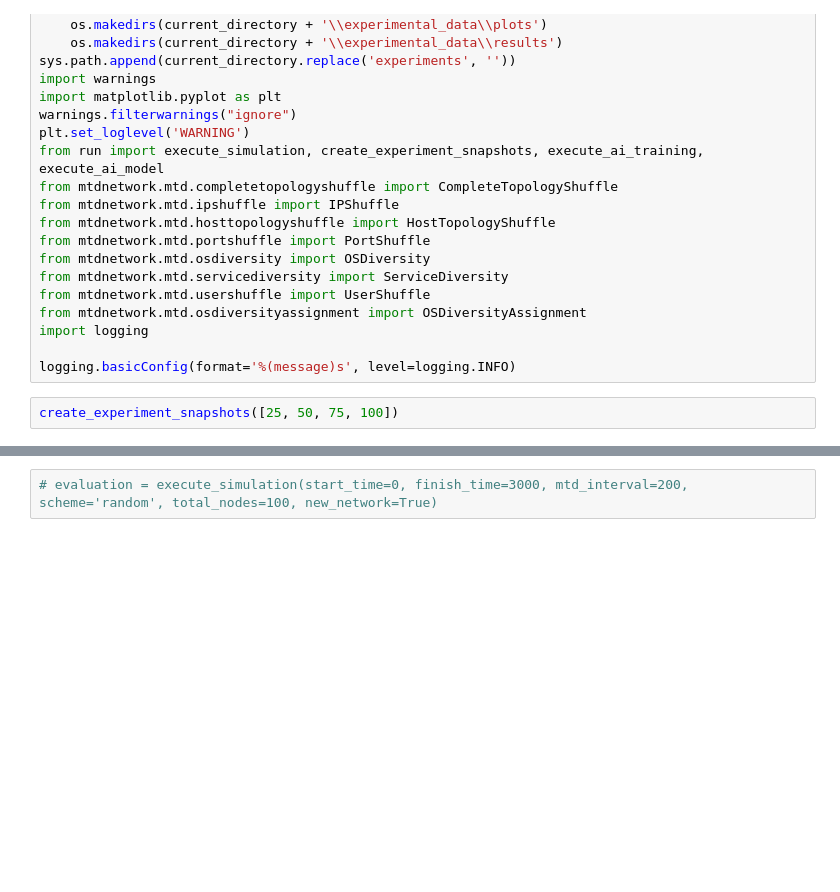
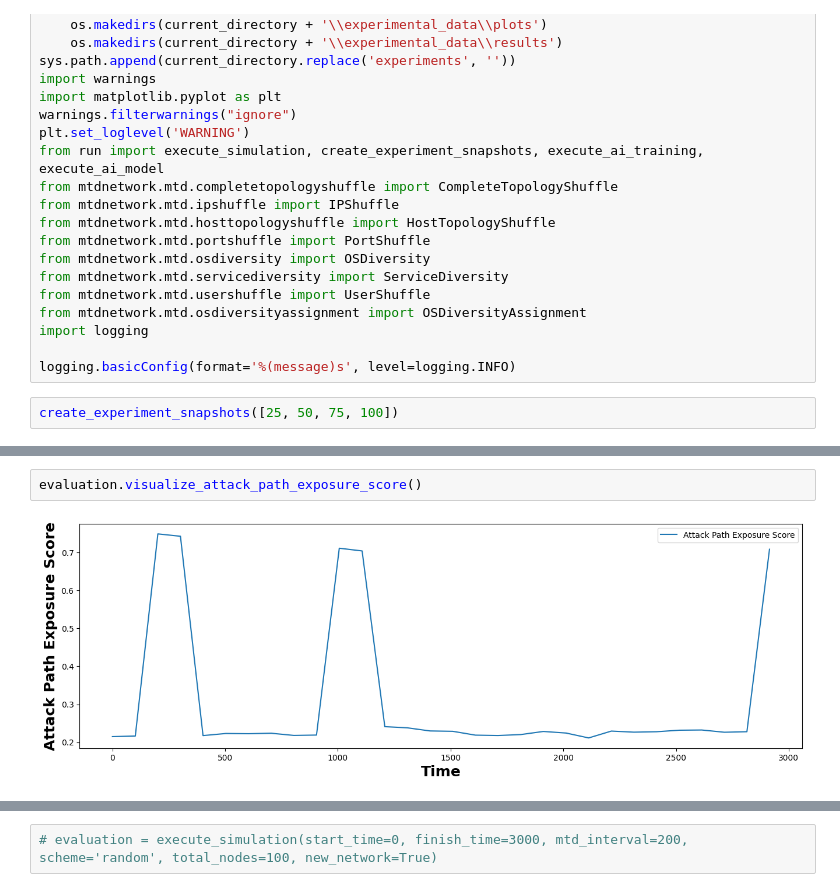
Before and after one commit to MoeBuTa/MTDSim, a Jupyter notebook: experiments/mtd_ai_operation.ipynb, the cells around one changed output, grey strips where cells are left out. Cells and saved outputs as stored; diff of their text form; blank space fills up the shorter version.

```diff
--- a/experiments/mtd_ai_operation.ipynb
+++ b/experiments/mtd_ai_operation.ipynb
@@ -58,0 +87,4 @@ MTD: Interrupted EXPLOIT_VULN at 2926.4s!
+# %%
+evaluation.visualize_attack_path_exposure_score()
+# %% [output]
+[figure, added]
```
Also changed, not shown: parts of 6 cells of this notebook, 18 other files.
